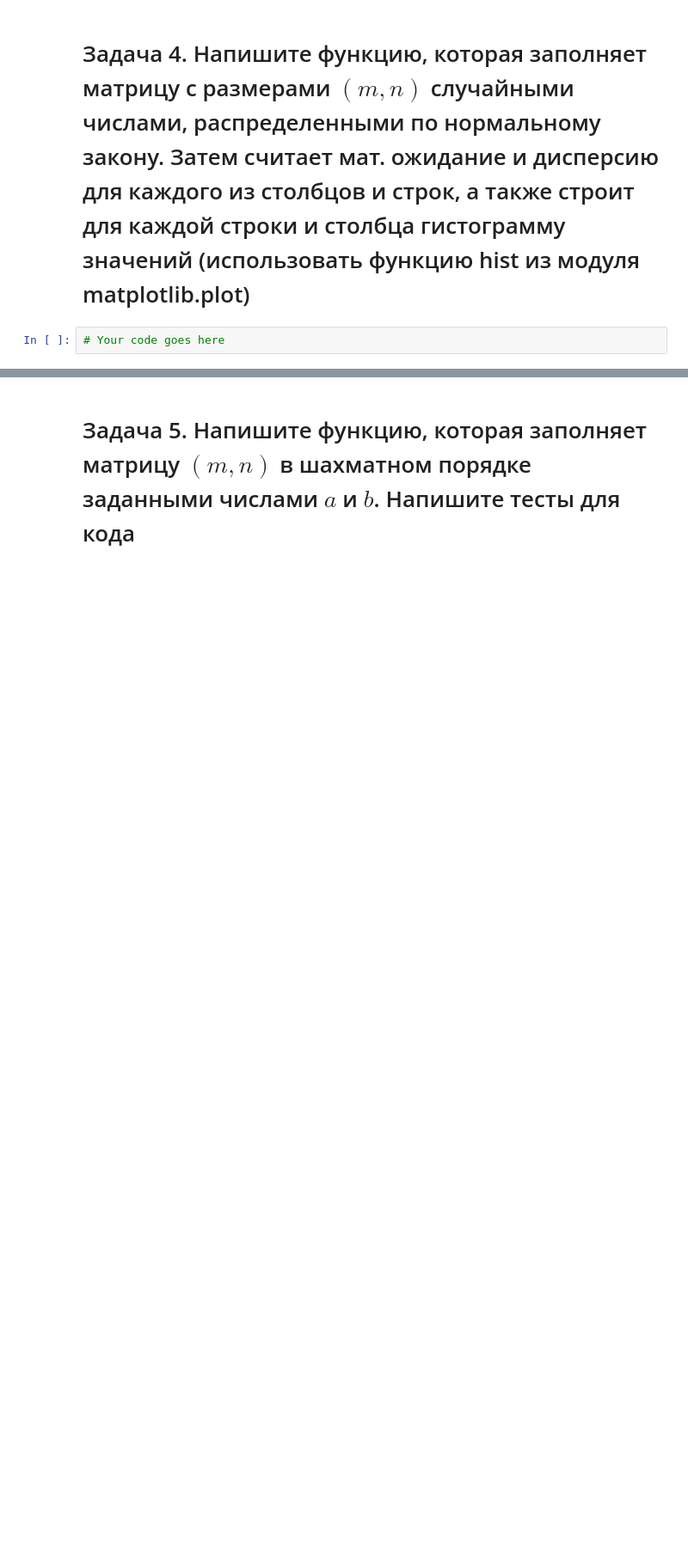
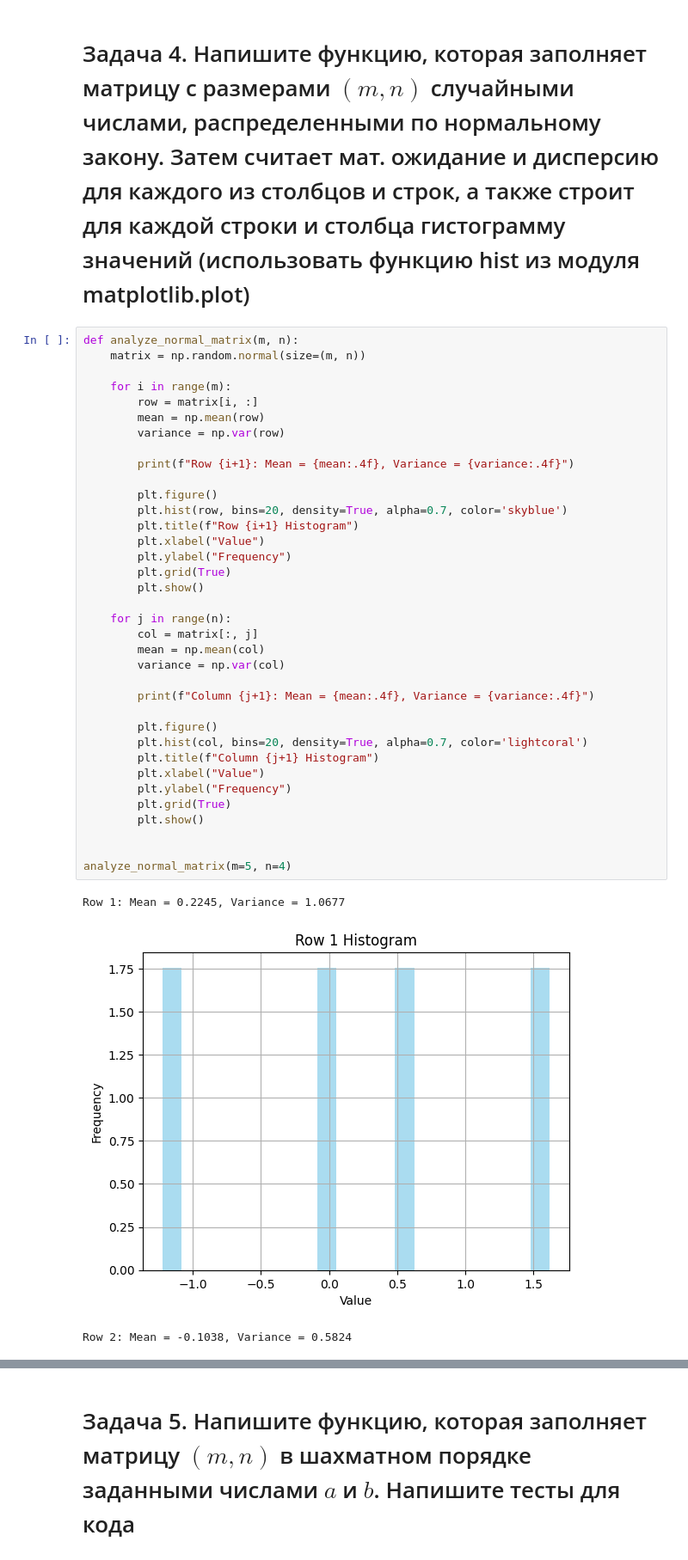
Before and after one commit to trof1mi4/ML, a Jupyter notebook: lab1/numpy.ipynb, the cells around one changed output, grey strips where cells are left out. Shown at 86% size. Drawn from its saved outputs; the diff is of its cells as text; blank space fills up the shorter version.

```diff
--- a/lab1/numpy.ipynb
+++ b/lab1/numpy.ipynb
@@ -58,4 +160,42 @@ def unique_columns(mat):
 # %% [markdown]
 <h1>Задача 4. Напишите функцию, которая заполняет матрицу с размерами $(m, n)$ случайными числами, распределенными по нормальному закону. Затем считает мат. ожидание и дисперсию для каждого из столбцов и строк, а также строит для каждой строки и столбца гистограмму значений (использовать функцию hist из модуля matplotlib.plot)
-# %%
-# Your code goes here
+# %%
+def analyze_normal_matrix(m, n):
+    matrix = np.random.normal(size=(m, n))
+
+    for i in range(m):
+        row = matrix[i, :]
+        mean = np.mean(row)
+        variance = np.var(row)
+
+        print(f"Row {i+1}: Mean = {mean:.4f}, Variance = {variance:.4f}")
+
+        plt.figure()
+        plt.hist(row, bins=20, density=True, alpha=0.7, color='skyblue')
+        plt.title(f"Row {i+1} Histogram")
+        plt.xlabel("Value")
+        plt.ylabel("Frequency")
+        plt.grid(True)
+        plt.show()
+
+    for j in range(n):
+        col = matrix[:, j]
+        mean = np.mean(col)
+        variance = np.var(col)
+
+        print(f"Column {j+1}: Mean = {mean:.4f}, Variance = {variance:.4f}")
+
+        plt.figure()
+        plt.hist(col, bins=20, density=True, alpha=0.7, color='lightcoral')
+        plt.title(f"Column {j+1} Histogram")
+        plt.xlabel("Value")
+        plt.ylabel("Frequency")
+        plt.grid(True)
+        plt.show()
+
+
+analyze_normal_matrix(m=5, n=4)
+# %% [output]
+Row 1: Mean = 0.2245, Variance = 1.0677
+[figure, added]
+Row 2: Mean = -0.1038, Variance = 0.5824
```
Also changed, not shown: parts of 8 cells of this notebook.
